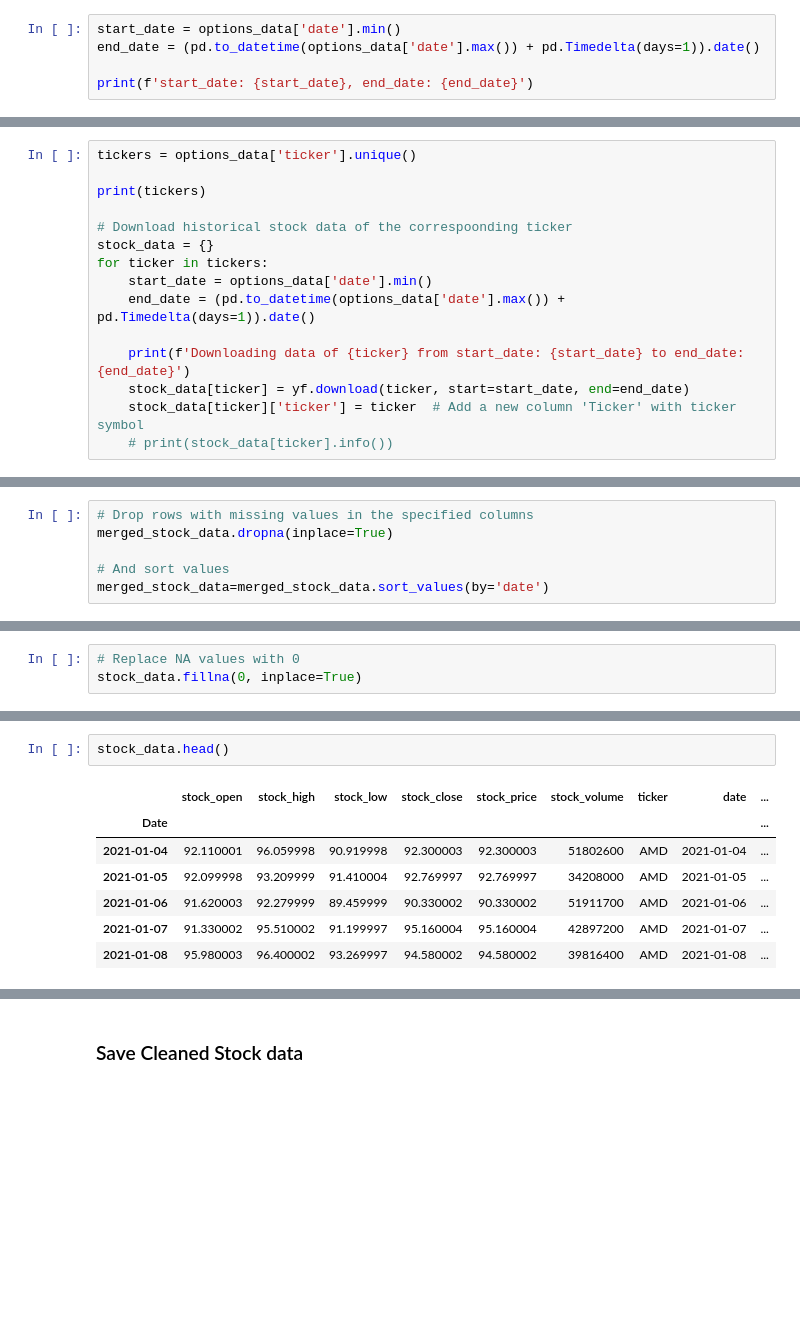
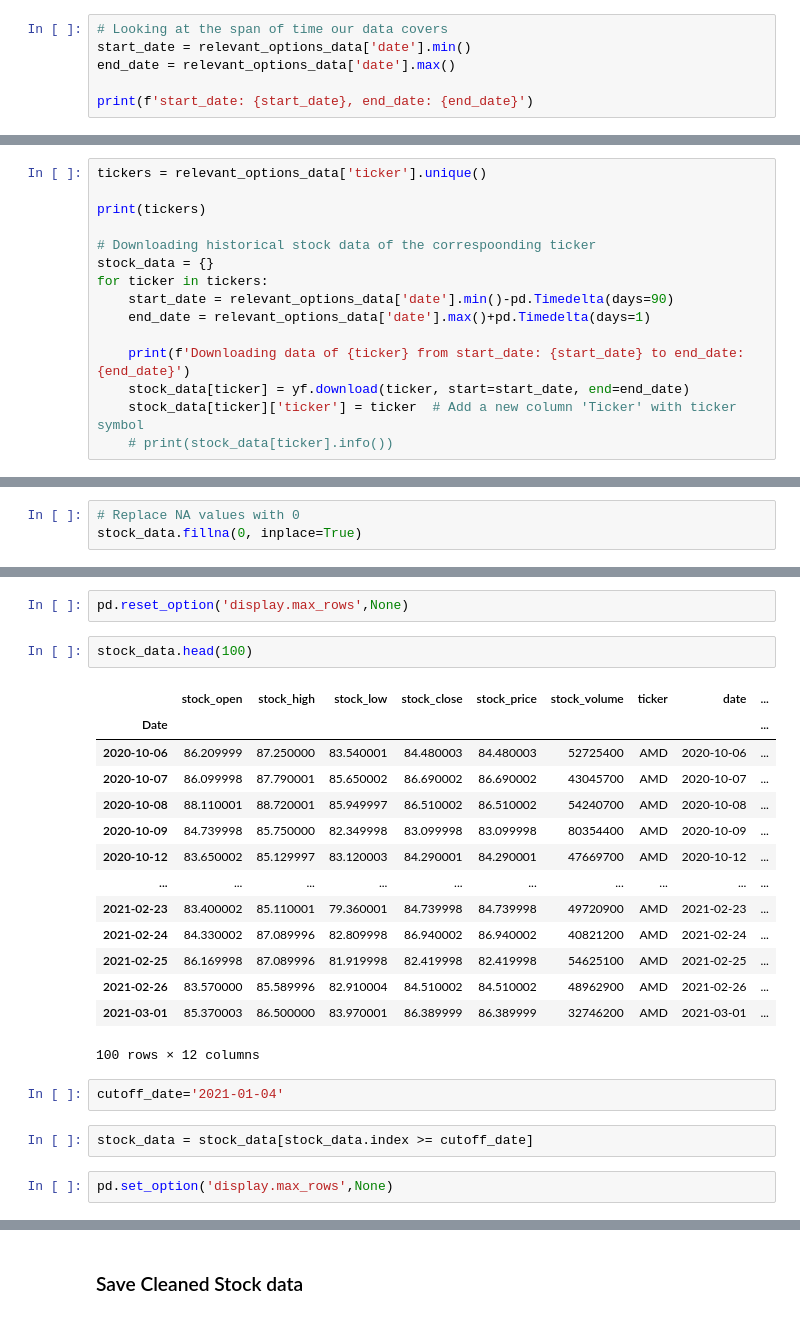
Before and after one commit to Veritec2/spring-2024-stock-option-analysis, a Jupyter notebook: notebooks/Data_Cleaning.ipynb, the cells around one changed output, grey strips where cells are left out. Drawn from its saved outputs; the diff is of its cells as text; blank space fills up the shorter version.

```diff
--- a/notebooks/Data_Cleaning.ipynb
+++ b/notebooks/Data_Cleaning.ipynb
@@ -401,6 +315,7 @@ None
 # %%
-start_date = options_data['date'].min()
-end_date = (pd.to_datetime(options_data['date'].max()) + pd.Timedelta(days=1)).date()
+# Looking at the span of time our data covers
+start_date = relevant_options_data['date'].min()
+end_date = relevant_options_data['date'].max()
 
 print(f'start_date: {start_date}, end_date: {end_date}')
 # %% [output]
@@ -411,13 +330,13 @@ We download corresponding stock data from Yahoo finance
 # %%
-tickers = options_data['ticker'].unique()
+tickers = relevant_options_data['ticker'].unique()
 
 print(tickers)
 
-# Download historical stock data of the correspoonding ticker
+# Downloading historical stock data of the correspoonding ticker
 stock_data = {}
 for ticker in tickers:
-    start_date = options_data['date'].min()
-    end_date = (pd.to_datetime(options_data['date'].max()) + pd.Timedelta(days=1)).date()
+    start_date = relevant_options_data['date'].min()-pd.Timedelta(days=90)
+    end_date = relevant_options_data['date'].max()+pd.Timedelta(days=1)
 
     print(f'Downloading data of {ticker} from start_date: {start_date} to end_date:{end_date}')
     stock_data[ticker] = yf.download(ticker, start=start_date, end=end_date)
@@ -473,8 +370,2 @@ memory usage: 38.1+ KB
 # %% [markdown]
 ### Clean stock data
-# %%
-# Drop rows with missing values in the specified columns
-merged_stock_data.dropna(inplace=True)
-
-# And sort values
-merged_stock_data=merged_stock_data.sort_values(by='date')
@@ -624,10 +510,25 @@ memory usage: 55.0+ KB
+# %%
+pd.reset_option('display.max_rows',None)
 # %%
-stock_data.head()
+stock_data.head(100)
 # %% [output]
 |  | stock_open | stock_high | stock_low | stock_close | stock_price | stock_volume | ticker | date | ... |
 | Date |  |  |  |  |  |  |  |  | ... |
-| 2021-01-04 | 92.110001 | 96.059998 | 90.919998 | 92.300003 | 92.300003 | 51802600 | AMD | 2021-01-04 | ... |
-| 2021-01-05 | 92.099998 | 93.209999 | 91.410004 | 92.769997 | 92.769997 | 34208000 | AMD | 2021-01-05 | ... |
-| 2021-01-06 | 91.620003 | 92.279999 | 89.459999 | 90.330002 | 90.330002 | 51911700 | AMD | 2021-01-06 | ... |
-| 2021-01-07 | 91.330002 | 95.510002 | 91.199997 | 95.160004 | 95.160004 | 42897200 | AMD | 2021-01-07 | ... |
-| 2021-01-08 | 95.980003 | 96.400002 | 93.269997 | 94.580002 | 94.580002 | 39816400 | AMD | 2021-01-08 | ... |
+| 2020-10-06 | 86.209999 | 87.250000 | 83.540001 | 84.480003 | 84.480003 | 52725400 | AMD | 2020-10-06 | ... |
+| 2020-10-07 | 86.099998 | 87.790001 | 85.650002 | 86.690002 | 86.690002 | 43045700 | AMD | 2020-10-07 | ... |
+| 2020-10-08 | 88.110001 | 88.720001 | 85.949997 | 86.510002 | 86.510002 | 54240700 | AMD | 2020-10-08 | ... |
+| 2020-10-09 | 84.739998 | 85.750000 | 82.349998 | 83.099998 | 83.099998 | 80354400 | AMD | 2020-10-09 | ... |
+| 2020-10-12 | 83.650002 | 85.129997 | 83.120003 | 84.290001 | 84.290001 | 47669700 | AMD | 2020-10-12 | ... |
+| ... | ... | ... | ... | ... | ... | ... | ... | ... | ... |
+| 2021-02-23 | 83.400002 | 85.110001 | 79.360001 | 84.739998 | 84.739998 | 49720900 | AMD | 2021-02-23 | ... |
+| 2021-02-24 | 84.330002 | 87.089996 | 82.809998 | 86.940002 | 86.940002 | 40821200 | AMD | 2021-02-24 | ... |
+| 2021-02-25 | 86.169998 | 87.089996 | 81.919998 | 82.419998 | 82.419998 | 54625100 | AMD | 2021-02-25 | ... |
+| 2021-02-26 | 83.570000 | 85.589996 | 82.910004 | 84.510002 | 84.510002 | 48962900 | AMD | 2021-02-26 | ... |
+| 2021-03-01 | 85.370003 | 86.500000 | 83.970001 | 86.389999 | 86.389999 | 32746200 | AMD | 2021-03-01 | ... |
+100 rows × 12 columns
+# %%
+cutoff_date='2021-01-04'
+# %%
+stock_data = stock_data[stock_data.index >= cutoff_date]
+# %%
+pd.set_option('display.max_rows',None)
```
Also changed, not shown: parts of 118 cells of this notebook, 1 other file.
